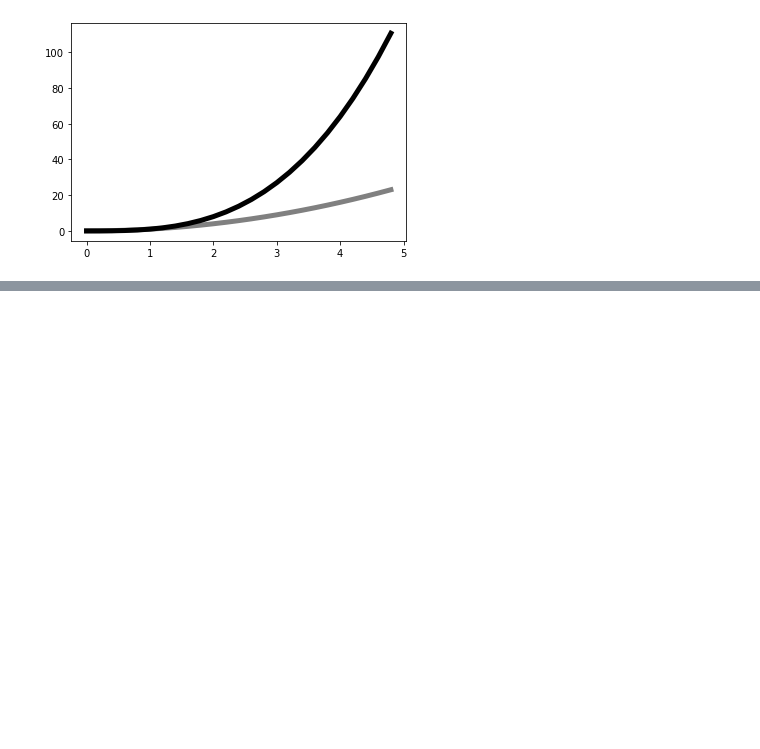
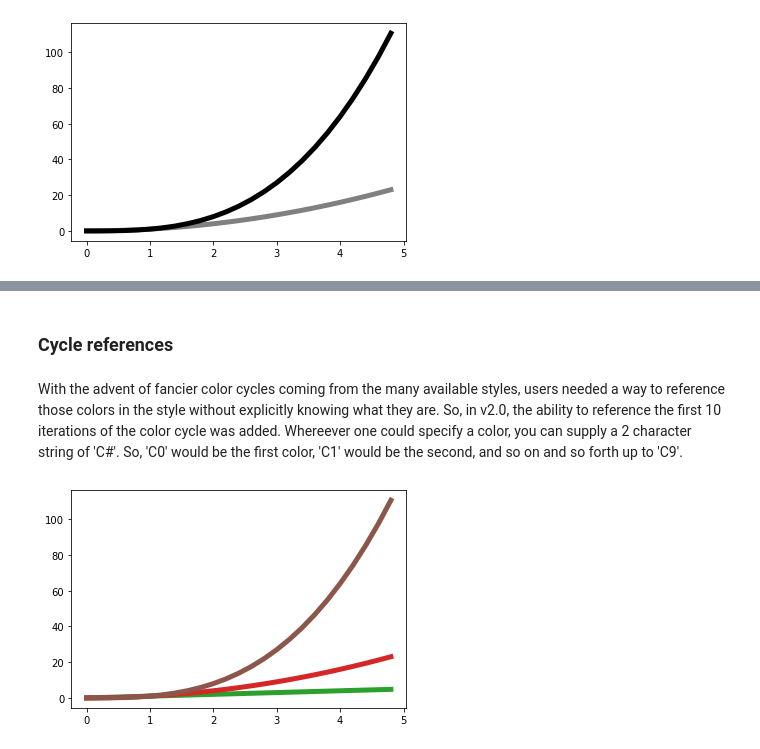
Before and after one commit to HishamAbbassy/PythonTutorial, a Jupyter notebook: Lec5_Matplotlib.ipynb, the cells around one changed output, grey strips where cells are left out. Saved outputs shown, nothing was run; the diff lists cells and outputs as text; code cells hidden in the pictures; blank space fills up the shorter version.

```diff
--- a/Lec5_Matplotlib.ipynb
+++ b/Lec5_Matplotlib.ipynb
@@ -581,0 +599,13 @@ plt.show()
+# %% [markdown]
+### Cycle references
+# %% [markdown]
+With the advent of fancier color cycles coming from the many available styles, users needed a way to reference those colors in the style without explicitly knowing what they are. So, in v2.0, the ability to reference the first 10 iterations of the color cycle was added. Whereever one could specify a color, you can supply a 2 character string of 'C#'. So, 'C0' would be the first color, 'C1' would be the second, and so on and so forth up to 'C9'.
+# %%
+t = np.arange(0.0, 5.0, 0.2)
+fig, ax = plt.subplots()
+ax.plot(t, t, linewidth=5, color='C2')
+ax.plot(t, t**2, linewidth=5, color='C3')
+ax.plot(t, t**3, linewidth=5, color='C5')
+plt.show()
+# %% [output]
+[figure, added]
```
Also changed, not shown: parts of 27 cells of this notebook.
